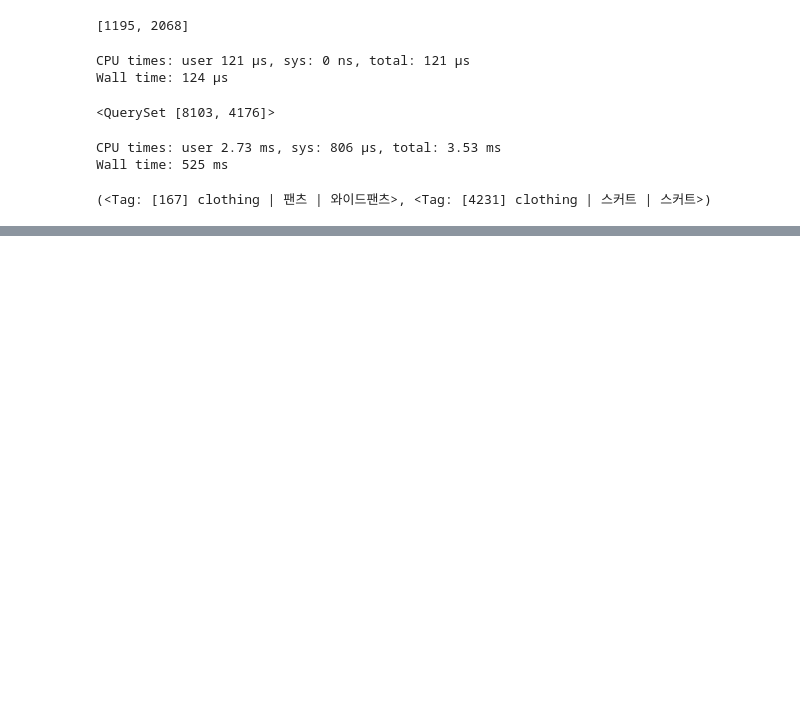
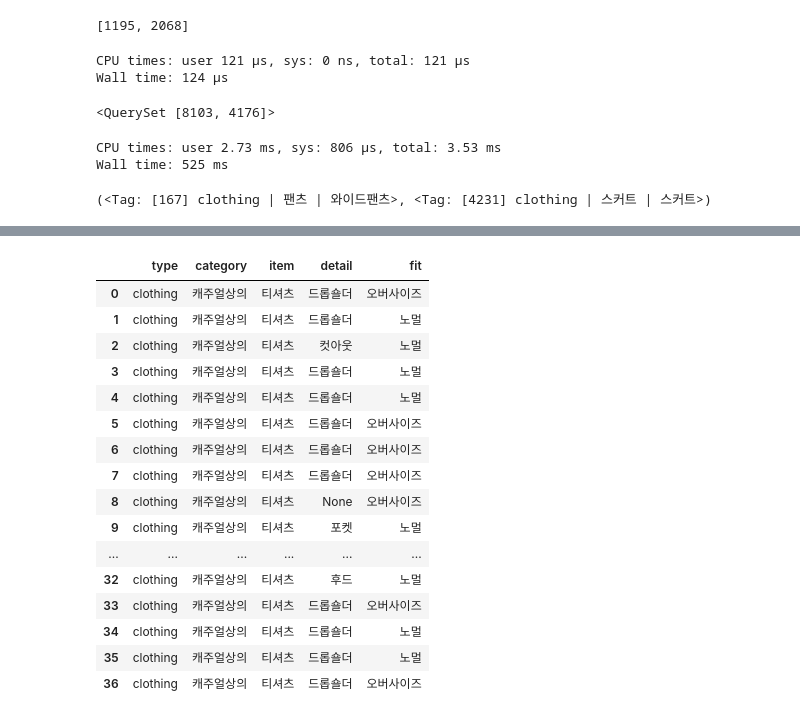
Before and after one commit to gem763/maskplay, a Jupyter notebook: data/Untitled.ipynb, the cells around one changed output, grey strips where cells are left out. Cells and saved outputs as stored; diff of their text form; code cells hidden in the pictures; blank space fills up the shorter version.

```diff
--- a/data/Untitled.ipynb
+++ b/data/Untitled.ipynb
@@ -45,3 +52,18 @@ tags[samples[0]], tags[samples[1]]
 CPU times: user 2.73 ms, sys: 806 µs, total: 3.53 ms
 Wall time: 525 ms
 (<Tag: [167] clothing | 팬츠 | 와이드팬츠>, <Tag: [4231] clothing | 스커트 | 스커트>)
+# %%
+%%time
+bgr = m.BalancegameRecord.objects.exclude(tag_pos__isnull=True).select_related('tag_pos', 'tag_neg')
+
+df_pos = pd.DataFrame([r.tag_pos.__dict__ for r in bgr])
+df_neg = pd.DataFrame([r.tag_neg.__dict__ for r in bgr])
+
+flds = [
+    'type','category','item',
+    'color','detail','pattern','texture','look','length','sleeve_length',
+    'neckline','fit','shape','heel_height','heel_shape','toe_type','sole_type',
+    'strap','size','main_material','sub_material'
+]
+
+count = {col:Counter(df_pos[col])-Counter(df_neg[col]) for col in flds }; count
@@ -47,0 +110,20 @@ Wall time: 525 ms
+# %%
+df_pos[['type','category','item','detail','fit']]
+# %% [output]
+|  | type | category | item | detail | fit |
+| 0 | clothing | 캐주얼상의 | 티셔츠 | 드롭숄더 | 오버사이즈 |
+| 1 | clothing | 캐주얼상의 | 티셔츠 | 드롭숄더 | 노멀 |
+| 2 | clothing | 캐주얼상의 | 티셔츠 | 컷아웃 | 노멀 |
+| 3 | clothing | 캐주얼상의 | 티셔츠 | 드롭숄더 | 노멀 |
+| 4 | clothing | 캐주얼상의 | 티셔츠 | 드롭숄더 | 노멀 |
+| 5 | clothing | 캐주얼상의 | 티셔츠 | 드롭숄더 | 오버사이즈 |
+| 6 | clothing | 캐주얼상의 | 티셔츠 | 드롭숄더 | 오버사이즈 |
+| 7 | clothing | 캐주얼상의 | 티셔츠 | 드롭숄더 | 오버사이즈 |
+| 8 | clothing | 캐주얼상의 | 티셔츠 | None | 오버사이즈 |
+| 9 | clothing | 캐주얼상의 | 티셔츠 | 포켓 | 노멀 |
+| ... | ... | ... | ... | ... | ... |
+| 32 | clothing | 캐주얼상의 | 티셔츠 | 후드 | 노멀 |
+| 33 | clothing | 캐주얼상의 | 티셔츠 | 드롭숄더 | 오버사이즈 |
+| 34 | clothing | 캐주얼상의 | 티셔츠 | 드롭숄더 | 노멀 |
+| 35 | clothing | 캐주얼상의 | 티셔츠 | 드롭숄더 | 노멀 |
+| 36 | clothing | 캐주얼상의 | 티셔츠 | 드롭숄더 | 오버사이즈 |
```
Also changed, not shown: parts of 8 cells of this notebook, 25 other files.
